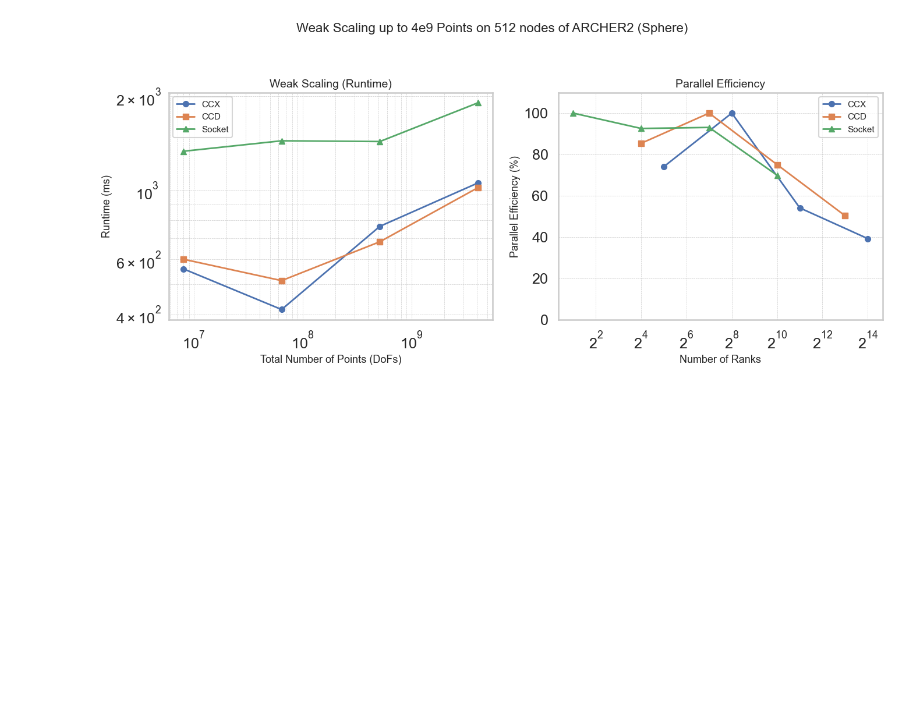
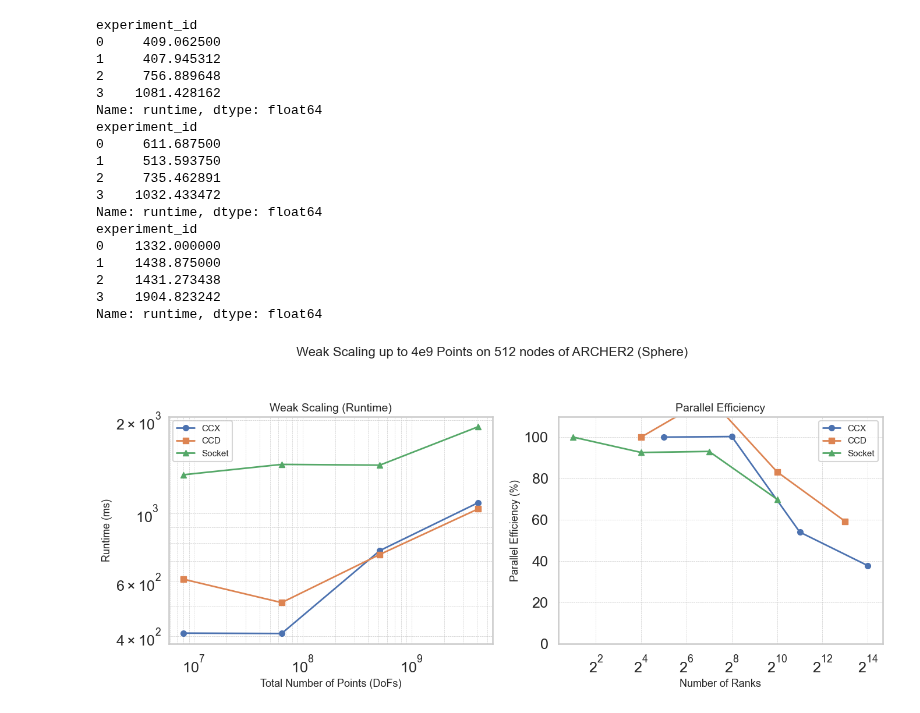
Before and after one commit to bempp/kifmm, a Jupyter notebook: hpc/ijhpca/Weak Scaling.ipynb, the cells around one changed output. Cells and saved outputs as stored; diff of their text form; code cells hidden in the pictures; blank space fills up the shorter version.

```diff
--- a/hpc/ijhpca/Weak Scaling.ipynb
+++ b/hpc/ijhpca/Weak Scaling.ipynb
@@ -20,17 +41,20 @@ weak_fft_n=4096000000_p=512_points_per_rank=500000_distribution=sphere_11260722
 # %%
 df0 = pd.read_csv('data/uniform/weak_fft_n=4096000000_p=512_11079232/weak_fft_n=4096000000_p=512_11079232.csv')
-df1 = pd.read_csv('data/uniform/weak_fft_n=4096000000_p=512_11079231/weak_fft_n=4096000000_p=512_11079231.csv')
-df2 = pd.read_csv('data/uniform/weak_fft_n=4096000000_p=512_11079233/weak_fft_n=4096000000_p=512_11079233.csv')
-
+df1 = pd.read_csv('data/uniform/weak_fft_n=4096000000_p=512_points_per_rank=500000_distribution=uniform_11262497/weak_fft_n=4096000000_p=512_points_per_rank=500000_distribution=uniform_11262497.csv')
+df2 = pd.read_csv('data/uniform/weak_fft_n=4096000000_p=512_points_per_rank=4000000_distribution=uniform_11262498/weak_fft_n=4096000000_p=512_points_per_rank=4000000_distribution=uniform_11262498.csv')
 
 df3 = pd.read_csv('data/sphere/deeper_local_1/weak_fft_n=4096000000_p=512_points_per_rank=250000_distribution=sphere_11259998/weak_fft_n=4096000000_p=512_points_per_rank=250000_distribution=sphere_11259998.csv')
 df4 = pd.read_csv('data/sphere/deeper_local_1/weak_fft_n=4096000000_p=512_points_per_rank=500000_distribution=sphere_11260013/weak_fft_n=4096000000_p=512_points_per_rank=500000_distribution=sphere_11260013.csv')
 df5 = pd.read_csv('data/sphere/deeper_local_1/weak_fft_n=4096000000_p=512_points_per_rank=4000000_distribution=sphere_11260022/weak_fft_n=4096000000_p=512_points_per_rank=4000000_distribution=sphere_11260022.csv')
 
-
 df3 = pd.read_csv('data/sphere/deeper_local_3/weak_fft_n=4096000000_p=512_points_per_rank=250000_distribution=sphere_11260141/weak_fft_n=4096000000_p=512_points_per_rank=250000_distribution=sphere_11260141.csv')
 df4 = pd.read_csv('data/sphere/deeper_local_3/weak_fft_n=4096000000_p=512_points_per_rank=500000_distribution=sphere_11260230/weak_fft_n=4096000000_p=512_points_per_rank=500000_distribution=sphere_11260230.csv')
 
-
 df3 = pd.read_csv('data/sphere/deeper_local_4/weak_fft_n=4096000000_p=512_points_per_rank=250000_distribution=sphere_11260719/weak_fft_n=4096000000_p=512_points_per_rank=250000_distribution=sphere_11260719.csv')
 df4 = pd.read_csv('data/sphere/deeper_local_4/weak_fft_n=4096000000_p=512_points_per_rank=500000_distribution=sphere_11260722/weak_fft_n=4096000000_p=512_points_per_rank=500000_distribution=sphere_11260722.csv')
+
+df3 = pd.read_csv('data/sphere/deeper_local_5/weak_fft_n=4096000000_p=512_points_per_rank=250000_distribution=sphere_11261532/weak_fft_n=4096000000_p=512_points_per_rank=250000_distribution=sphere_11261532.csv')
+df4 = pd.read_csv('data/sphere/deeper_local_5/weak_fft_n=4096000000_p=512_points_per_rank=500000_distribution=sphere_11261537/weak_fft_n=4096000000_p=512_points_per_rank=500000_distribution=sphere_11261537.csv')
+# df5 = pd.read_csv('data/sphere/deeper_local_5/weak_fft_n=4096000000_p=512_points_per_rank=4000000_distribution=sphere_11260024/weak_fft_n=4096000000_p=512_points_per_rank=4000000_distribution=sphere_11260024.csv')
+
+df_big = pd.read_csv('data/uniform/weak_fft_n=32768000000_p=512_points_per_rank=32000000_distribution=uniform_11263163/weak_fft_n=32768000000_p=512_points_per_rank=32000000_distribution=uniform_11263163.csv')
@@ -86,8 +106,9 @@ def weak_scaling(dfs, names=None, title="Weak Scaling Performance", plot_err=Tru
         n_ranks = stats.size()
         n_points = stats.mean()['n_points'] * n_ranks  # total DoFs = per-rank * ranks
 
+        print(runtime)
         # Reference runtime
-        T_ref = runtime.min()
+        T_ref = runtime.iloc[0]
         efficiency = (T_ref / runtime) * 100
 
         if plot_err:
@@ -141,4 +180,22 @@ weak_scaling([df0, df1, df2], names=["CCX", "CCD", "Socket"], title="Weak Scalin
 # %%
-weak_scaling([df3, df4, df5], names=["CCX", "CCD", "Socket"], title="Weak Scaling up to 4e9 Points on 512 nodes of ARCHER2 (Sphere)", stat='mean', plot_err=False)
+weak_scaling([df3, df4, df5], names=["CCX", "CCD", "Socket"], title="Weak Scaling up to 4e9 Points on 512 nodes of ARCHER2 (Sphere)", plot_err=False)
 # %% [output]
+experiment_id
+0     409.062500
+1     407.945312
+2     756.889648
+3    1081.428162
+Name: runtime, dtype: float64
+experiment_id
+0     611.687500
+1     513.593750
+2     735.462891
+3    1032.433472
+Name: runtime, dtype: float64
+experiment_id
+0    1332.000000
+1    1438.875000
+2    1431.273438
+3    1904.823242
+Name: runtime, dtype: float64
-[figure, old version]
+[figure, new version]
```
Also changed, not shown: parts of 13 cells of this notebook, 34 other files.
